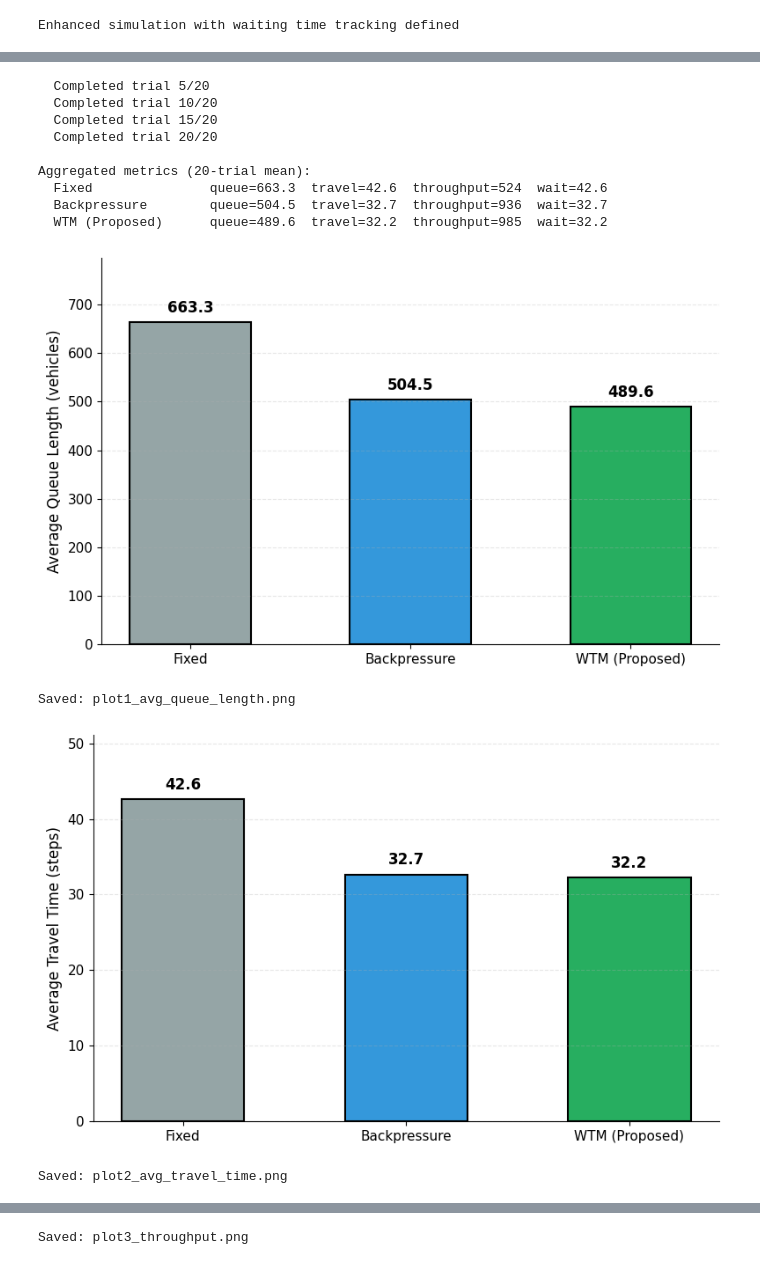
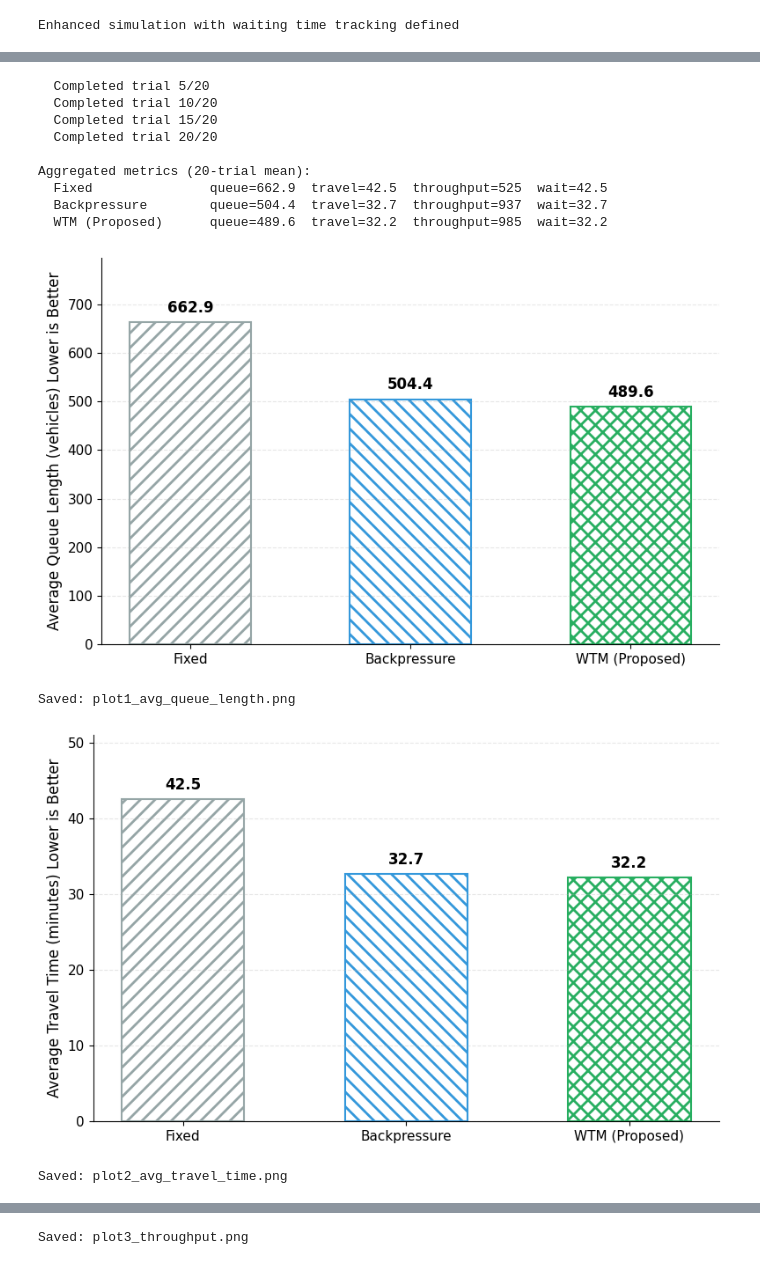
Before and after one commit to Dhairya0531/Complex_Network, a Jupyter notebook: main.ipynb, the cells around one changed output, grey strips where cells are left out. Cells and saved outputs as stored; diff of their text form; code cells hidden in the pictures.

```diff
--- a/main.ipynb
+++ b/main.ipynb
@@ -21,6 +21,7 @@ NUM_TRIALS = 20
 BETWEENNESS_K = 80
 ALPHA = 0.75
 BETA = 0.25
+GAMMA = 0.1
 
 rng = np.random.default_rng(RANDOM_SEED)
 
@@ -578,6 +579,7 @@ def choose_edge_for_node_wtm(
     node_importance,
     alpha=ALPHA,
     beta=BETA,
+    gamma=GAMMA,
 ):
     """Choose incoming edge using Waiting Time Minimization (WTM) strategy.
 
@@ -615,7 +617,7 @@ def choose_edge_for_node_wtm(
     scores = (
         alpha * queue_counts[incoming] +
         beta * cumulative_wait +
-        0.1 * source_importance  # Small bonus for network-critical routes
+        gamma * source_importance
     )
 
     selected_idx = incoming[np.argmax(scores)]
@@ -646,6 +648,7 @@ def run_simulation_with_waiting_time(
     topology=None,
     alpha=ALPHA,
     beta=BETA,
+    gamma=GAMMA,
 ):
     """Enhanced simulation that tracks network-wide waiting time.
 
@@ -709,7 +712,7 @@ def run_simulation_with_waiting_time(
                 elif controller == "wtm":
                     selected_idx = choose_edge_for_node_wtm(
                         incoming, queue_counts, edge_queues, step,
-                        edge_source_idx, node_importance, alpha=alpha, beta=beta
+                        edge_source_idx, node_importance, alpha=alpha, beta=beta, gamma=gamma
                     )
 
                 move_count = min(queue_counts[selected_idx], move_caps[selected_idx])
@@ -781,7 +784,7 @@ for controller in controllers_to_test:
     print(f"\nTesting {controller.upper():15s} ...", end=" ", flush=True)
     result = run_simulation_with_waiting_time(
         G, route_bank, demand_schedule, controller,
-        topology=topology, alpha=ALPHA, beta=BETA
+        topology=topology, alpha=ALPHA, beta=BETA, gamma=GAMMA
     )
     wtm_results.append(result)
     print(f"✓")
@@ -861,6 +864,9 @@ topology = prepare_topology(G, alpha=ALPHA, beta=BETA)
 controllers_list = ["fixed", "backpressure", "wtm"]
 controller_labels = {"fixed": "Fixed", "backpressure": "Backpressure", "wtm": "WTM (Proposed)"}
 controller_colors = {"fixed": "#95a5a6", "backpressure": "#3498db", "wtm": "#27ae60"}
+controller_hatches = {"fixed": "//", "backpressure": "\\\\", "wtm": "xx"}
+controller_ls = {"fixed": "--", "backpressure": "-.", "wtm": "-"}
+mk_map = {"fixed": "s", "backpressure": "^", "wtm": "o"}
 
 # ── Collect per-trial results (20 trials each) ──
 per_trial_data = {c: [] for c in controllers_list}
@@ -870,7 +876,7 @@ for trial in range(NUM_TRIALS):
     for ctrl in controllers_list:
         result = run_simulation_with_waiting_time(
             G, route_bank, ds, ctrl,
-            topology=topology, alpha=ALPHA, beta=BETA,
+            topology=topology, alpha=ALPHA, beta=BETA, gamma=GAMMA,
         )
         per_trial_data[ctrl].append(result)
     if (trial + 1) % 5 == 0:
@@ -898,9 +904,11 @@ for ctrl in controllers_list:
 # ── Shared plot style ──
 plt.rcParams.update({"font.size": 12, "axes.titlesize": 14,
                      "axes.labelsize": 12, "xtick.labelsize": 11, "ytick.labelsize": 11})
+plt.rcParams["hatch.linewidth"] = 2.0
 bar_width = 0.55
 labels = [controller_labels[c] for c in controllers_list]
 colors = [controller_colors[c] for c in controllers_list]
+hatches = [controller_hatches[c] for c in controllers_list]
 
 def _annotate_bars(ax, bars, fmt="{:.1f}"):
     ymax = max(b.get_height() for b in bars)
@@ -915,9 +923,9 @@ def _annotate_bars(ax, bars, fmt="{:.1f}"):
 # ─────────────────────────────────────────
 fig1, ax1 = plt.subplots(figsize=(8, 5))
 values = [mean_metrics[c]["avg_queue"] for c in controllers_list]
-bars = ax1.bar(labels, values, color=colors, edgecolor="black", linewidth=1.5, width=bar_width)
+bars = ax1.bar(labels, values, color="white", edgecolor=colors, linewidth=1.5, width=bar_width, hatch=hatches)
 _annotate_bars(ax1, bars)
-ax1.set_ylabel("Average Queue Length (vehicles)")
+ax1.set_ylabel("Average Queue Length (vehicles) Lower is Better")
 ax1.set_ylim(0, max(values) * 1.2)
 ax1.grid(axis="y", alpha=0.3, linestyle="--")
 ax1.spines["top"].set_visible(False)
@@ -932,9 +940,9 @@ print("Saved: plot1_avg_queue_length.png")
 # ─────────────────────────────────────────
 fig2, ax2 = plt.subplots(figsize=(8, 5))
 values = [mean_metrics[c]["avg_travel_time"] for c in controllers_list]
-bars = ax2.bar(labels, values, color=colors, edgecolor="black", linewidth=1.5, width=bar_width)
+bars = ax2.bar(labels, values, color="white", edgecolor=colors, linewidth=1.5, width=bar_width, hatch=hatches)
 _annotate_bars(ax2, bars)
-ax2.set_ylabel("Average Travel Time (steps)")
+ax2.set_ylabel("Average Travel Time (minutes) Lower is Better")
 ax2.set_ylim(0, max(values) * 1.2)
 ax2.grid(axis="y", alpha=0.3, linestyle="--")
 ax2.spines["top"].set_visible(False)
@@ -949,9 +957,9 @@ print("Saved: plot2_avg_travel_time.png")
 # ─────────────────────────────────────────
 fig3, ax3 = plt.subplots(figsize=(8, 5))
 values = [mean_metrics[c]["throughput"] for c in controllers_list]
-bars = ax3.bar(labels, values, color=colors, edgecolor="black", linewidth=1.5, width=bar_width)
+bars = ax3.bar(labels, values, color="white", edgecolor=colors, linewidth=1.5, width=bar_width, hatch=hatches)
 _annotate_bars(ax3, bars, fmt="{:.0f}")
-ax3.set_ylabel("Vehicles Completed")
+ax3.set_ylabel("Throughput (vehicles) Higher is Better")
 ax3.set_ylim(0, max(values) * 1.2)
 ax3.grid(axis="y", alpha=0.3, linestyle="--")
 ax3.spines["top"].set_visible(False)
@@ -978,18 +986,19 @@ bp = ax4.boxplot(
     capprops=dict(linewidth=1.5),
     flierprops=dict(marker="o", markerfacecolor="red", markersize=5, alpha=0.5),
 )
-for patch, col in zip(bp["boxes"], colors):
-    patch.set_facecolor(col)
-    patch.set_alpha(0.75)
-    patch.set_edgecolor("black")
+for patch, col, h in zip(bp["boxes"], colors, hatches):
+    patch.set_facecolor("white")
+    patch.set_alpha(1.0)
+    patch.set_edgecolor(col)
     patch.set_linewidth(1.5)
+    patch.set_hatch(h)
 # Jitter overlay
 for i, (c, dist) in enumerate(zip(controllers_list, wait_distributions)):
     jitter = np.random.default_rng(42).uniform(-0.12, 0.12, size=len(dist))
     ax4.scatter(np.full(len(dist), i + 1) + jitter, dist,
-                color=controller_colors[c], edgecolor="black",
+                color=controller_colors[c], edgecolor="black", marker=mk_map.get(c, "o"),
                 linewidth=0.5, s=30, alpha=0.6, zorder=3)
-ax4.set_ylabel("Average Waiting Time (steps)")
+ax4.set_ylabel("Average Waiting Time (minutes) Lower is Better")
 ax4.grid(axis="y", alpha=0.3, linestyle="--")
 ax4.spines["top"].set_visible(False)
 ax4.spines["right"].set_visible(False)
@@ -1023,7 +1032,7 @@ map_center = [(min(lats) + max(lats)) / 2, (min(lons) + max(lons)) / 2]
 all_q_vals = list(avg_node_q["fixed"].values()) + list(avg_node_q["wtm"].values())
 vmin_q = 0
 vmax_q = np.percentile(all_q_vals, 95) if all_q_vals else 1.0
-cmap_rg = mcolors.LinearSegmentedColormap.from_list("rg", ["#2ecc71", "#f1c40f", "#e74c3c"])
+cmap_rg = cm.viridis  # Perceptually uniform for greyscale
 
 # Static matplotlib heatmap (for paper)
 fig5, (ax5a, ax5b) = plt.subplots(1, 2, figsize=(16, 7))
@@ -1038,14 +1047,14 @@ for ax_h, ctrl, title in [
         cs.append(avg_node_q[ctrl].get(node, 0.0))
     sc = ax_h.scatter(xs, ys, c=cs, cmap=cmap_rg, s=8, vmin=vmin_q, vmax=vmax_q, alpha=0.85)
     ax_h.set_title(title, fontsize=14, fontweight="bold")
-    ax_h.set_xlabel("Longitude")
-    ax_h.set_ylabel("Latitude")
+    ax_h.set_xlabel("Longitude (degrees)")
+    ax_h.set_ylabel("Latitude (degrees)")
     ax_h.set_aspect("equal")
 
 plt.tight_layout(rect=[0, 0.12, 1, 1])
 cbar_ax = fig5.add_axes([0.15, 0.04, 0.70, 0.03])
 cbar = fig5.colorbar(sc, cax=cbar_ax, orientation="horizontal")
-cbar.set_label("Average Queue Length  (Green = low congestion, Red = high congestion)", fontsize=11)
+cbar.set_label("Average Queue Length  (Dark = low congestion, Yellow = high congestion)", fontsize=11)
 plt.savefig("plot5_heatmap_comparison.png", dpi=200, bbox_inches="tight")
 plt.show()
 print("Saved: plot5_heatmap_comparison.png")
@@ -1064,7 +1073,7 @@ def _make_folium_map(node_queue_dict, title, center, vmin, vmax):
             fillOpacity=0.8, weight=1, popup=f"Queue: {val:.2f}",
         ).add_to(m)
     folium.LinearColormap(
-        colors=["#2ecc71", "#f1c40f", "#e74c3c"],
+        colors=["#440154", "#21918c", "#fde725"],
         vmin=vmin, vmax=vmax, caption="Average Queue Length",
     ).add_to(m)
     return m
@@ -1092,7 +1101,7 @@ for demand_label, rate in demand_levels.items():
             ds = build_demand_schedule(SIMULATION_STEPS, rate, RANDOM_SEED + trial)
             res = run_simulation_with_waiting_time(
                 G, route_bank, ds, ctrl,
-                topology=topology, alpha=ALPHA, beta=BETA,
+                topology=topology, alpha=ALPHA, beta=BETA, gamma=GAMMA,
             )
             tt_l.append(res["avg_travel_time"])
             tp_l.append(res["throughput"])
@@ -1111,47 +1120,47 @@ for ctrl in controllers_list:
     col = controller_colors[ctrl]
     mk = mk_map[ctrl]
     kw = dict(color=col, linewidth=2.5, markersize=9, label=lbl,
-              markeredgecolor="black", markeredgewidth=1)
+              markeredgecolor="black", markeredgewidth=1, linestyle=controller_ls[ctrl])
     ax6a.plot(x_pos, demand_results[ctrl]["travel_time"], marker=mk, **kw)
     ax6b.plot(x_pos, demand_results[ctrl]["throughput"],  marker=mk, **kw)
     ax6c.plot(x_pos, demand_results[ctrl]["queue"],       marker=mk, **kw)
 
 for ax_d, ylabel, title in [
-    (ax6a, "Avg Travel Time (steps)", "Travel Time vs Demand"),
-    (ax6b, "Vehicles Completed",      "Throughput vs Demand"),
-    (ax6c, "Avg Queue Length",        "Queue Length vs Demand"),
+    (ax6a, "Avg Travel Time (minutes) Lower is Better", "Travel Time vs Demand"),
+    (ax6b, "Throughput (vehicles) Higher is Better",      "Throughput vs Demand"),
+    (ax6c, "Avg Queue Length (vehicles) Lower is Better",        "Queue Length vs Demand"),
 ]:
     ax_d.set_xticks(x_pos)
     ax_d.set_xticklabels(x_labels, fontsize=10)
-    ax_d.set_xlabel("Traffic Demand Level")
+    ax_d.set_xlabel("Traffic Demand Level (vehicles/minute)")
     ax_d.set_ylabel(ylabel)
     ax_d.set_title(title, fontweight="bold")
     ax_d.grid(alpha=0.3, linestyle="--")
     ax_d.spines["top"].set_visible(False)
     ax_d.spines["right"].set_visible(False)
 
 handles, legend_labels = ax6a.get_legend_handles_labels()
 fig6.legend(handles, legend_labels, loc="upper center", ncol=3,
             fontsize=11, frameon=True, bbox_to_anchor=(0.5, 0.98))
 plt.tight_layout(rect=[0, 0, 1, 0.88])
 plt.savefig("plot6_performance_vs_demand.png", dpi=200, bbox_inches="tight")
 plt.show()
 print("Saved: plot6_performance_vs_demand.png")
 
 print("\n" + "=" * 60)
 print("ALL 6 RESEARCH PLOTS GENERATED")
 print("=" * 60)
 # %% [output]
   Completed trial 5/20
   Completed trial 10/20
   Completed trial 15/20
   Completed trial 20/20
 
 Aggregated metrics (20-trial mean):
-  Fixed               queue=663.3  travel=42.6  throughput=524  wait=42.6
-  Backpressure        queue=504.5  travel=32.7  throughput=936  wait=32.7
+  Fixed               queue=662.9  travel=42.5  throughput=525  wait=42.5
+  Backpressure        queue=504.4  travel=32.7  throughput=937  wait=32.7
   WTM (Proposed)      queue=489.6  travel=32.2  throughput=985  wait=32.2
-[figure, old version]
+[figure, new version]
 Saved: plot1_avg_queue_length.png
-[figure, old version]
+[figure, new version]
 Saved: plot2_avg_travel_time.png
```
Also changed, not shown: parts of 4 cells of this notebook, 5 other files.
